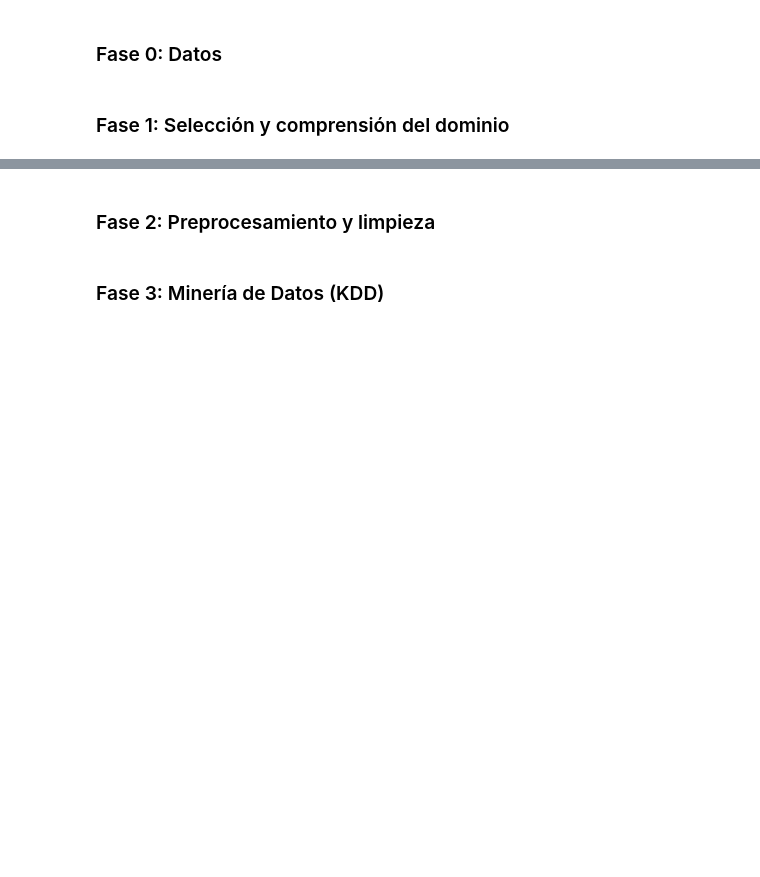
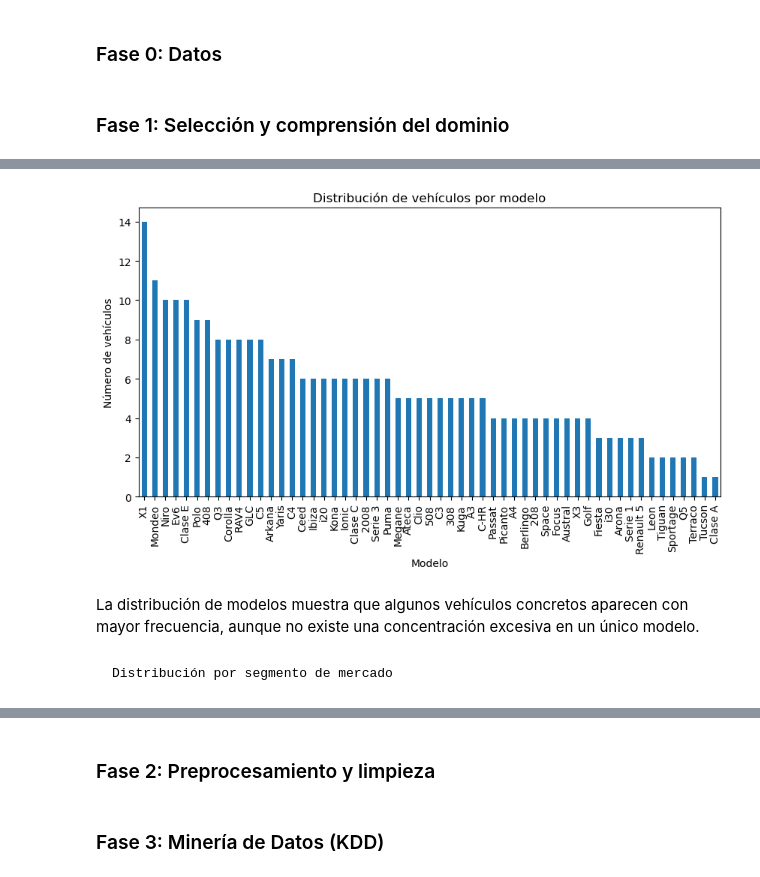
Before and after one commit to ccp0897/Sistema_Analisis_Mercado_Automocion, a Jupyter notebook: sistemaAnalisisAutomocion.ipynb, the cells around one changed output, grey strips where cells are left out. Saved outputs shown, nothing was run; the diff lists cells and outputs as text; code cells hidden in the pictures; blank space fills up the shorter version.

```diff
--- a/sistemaAnalisisAutomocion.ipynb
+++ b/sistemaAnalisisAutomocion.ipynb
@@ -47,0 +102,15 @@ df_opiniones.head()
+# %%
+df_vehiculos['modelo'].value_counts().plot(
+    kind='bar',
+    figsize=(10,5),
+    title='Distribución de vehículos por modelo'
+)
+plt.ylabel('Número de vehículos')
+plt.xlabel('Modelo')
+plt.show()
+# %% [output]
+[figure, added]
+# %% [markdown]
+La distribución de modelos muestra que algunos vehículos concretos aparecen con mayor frecuencia, aunque no existe una concentración excesiva en un único modelo.
+# %% [markdown]
+    Distribución por segmento de mercado
```
Also changed, not shown: parts of 32 cells of this notebook.
